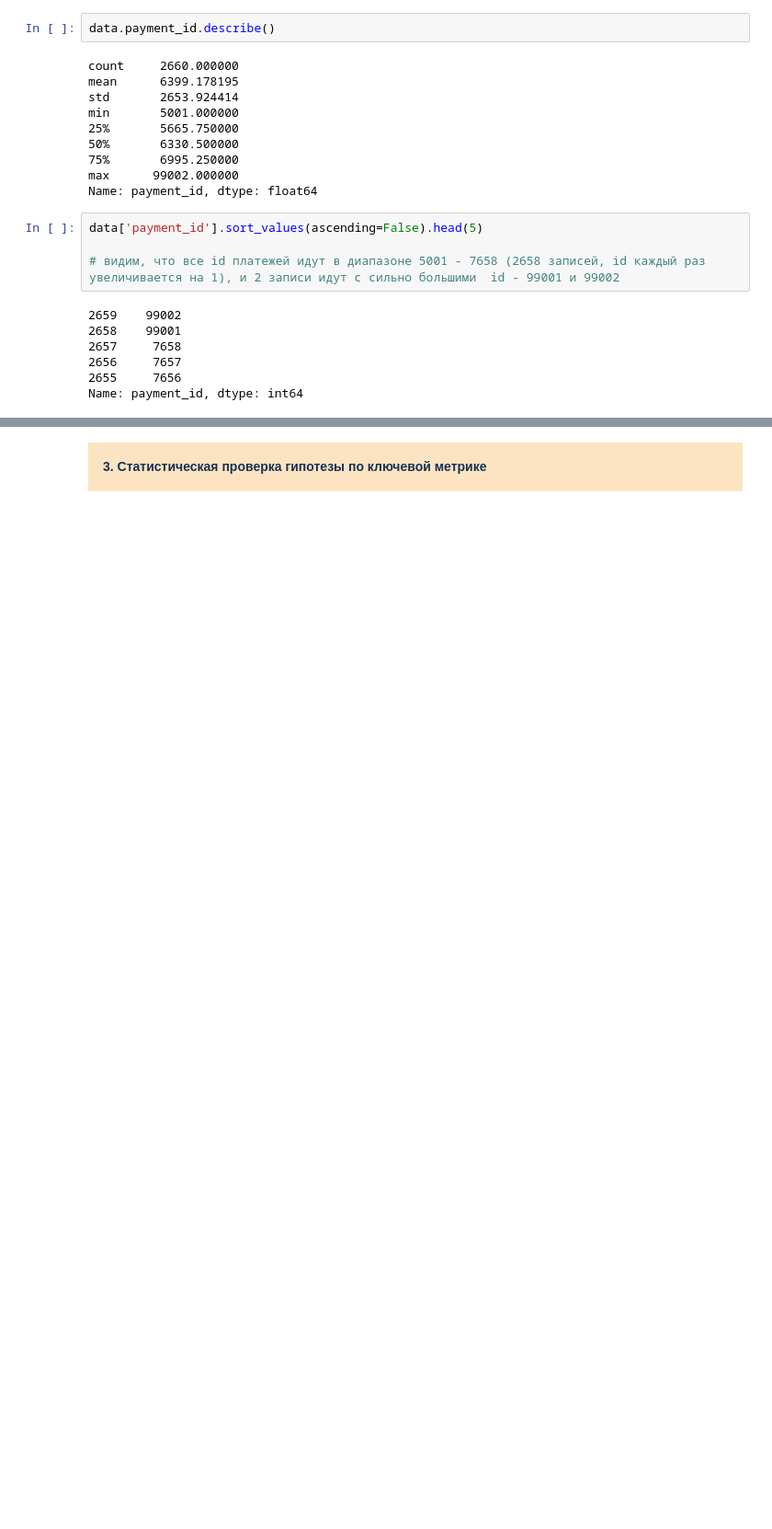
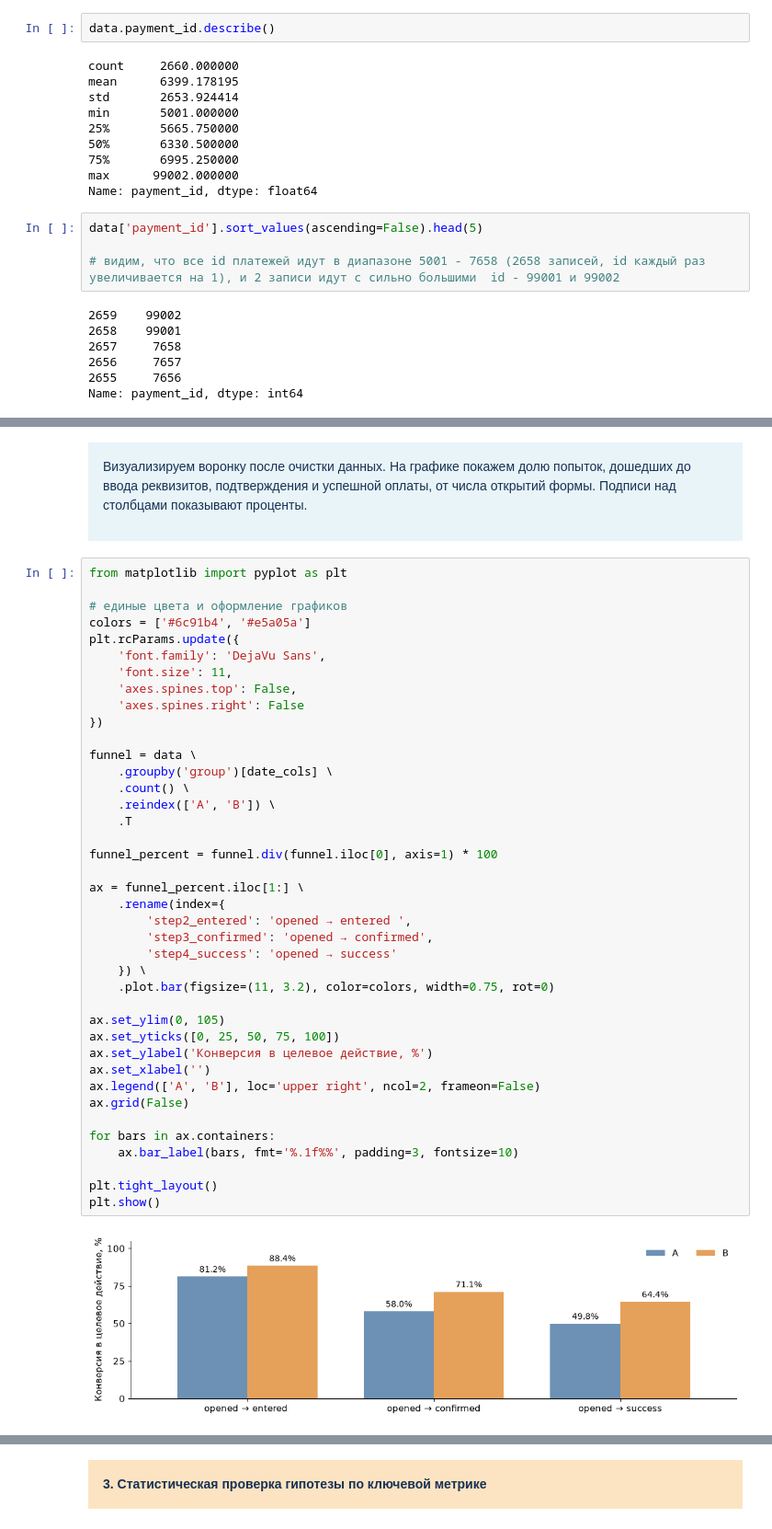
Before and after one commit to nvknkhv/t_test, a Jupyter notebook: task.ipynb, the cells around one changed output, grey strips where cells are left out. Shown at 92% size. Drawn from its saved outputs; the diff is of its cells as text; blank space fills up the shorter version.

```diff
--- a/task.ipynb
+++ b/task.ipynb
@@ -325,0 +376,46 @@ data \
+# %% [markdown]
+<div style="background-color: #e8f4f8; color: #183153; padding: 16px;">
+    <p style="font-size: 14px;">Визуализируем воронку после очистки данных. На графике покажем долю попыток, дошедших до ввода реквизитов, подтверждения и успешной оплаты, от числа открытий формы. Подписи над столбцами показывают проценты.</p>
+</div>
+# %%
+from matplotlib import pyplot as plt
+
+# единые цвета и оформление графиков
+colors = ['#6c91b4', '#e5a05a']
+plt.rcParams.update({
+    'font.family': 'DejaVu Sans',
+    'font.size': 11,
+    'axes.spines.top': False,
+    'axes.spines.right': False
+})
+
+funnel = data \
+    .groupby('group')[date_cols] \
+    .count() \
+    .reindex(['A', 'B']) \
+    .T
+
+funnel_percent = funnel.div(funnel.iloc[0], axis=1) * 100
+
+ax = funnel_percent.iloc[1:] \
+    .rename(index={
+        'step2_entered': 'opened → entered ',
+        'step3_confirmed': 'opened → confirmed',
+        'step4_success': 'opened → success'
+    }) \
+    .plot.bar(figsize=(11, 3.2), color=colors, width=0.75, rot=0)
+
+ax.set_ylim(0, 105)
+ax.set_yticks([0, 25, 50, 75, 100])
+ax.set_ylabel('Конверсия в целевое действие, %')
+ax.set_xlabel('')
+ax.legend(['A', 'B'], loc='upper right', ncol=2, frameon=False)
+ax.grid(False)
+
+for bars in ax.containers:
+    ax.bar_label(bars, fmt='%.1f%%', padding=3, fontsize=10)
+
+plt.tight_layout()
+plt.show()
+# %% [output]
+[figure, added]
```
Also changed, not shown: parts of 29 cells of this notebook.
